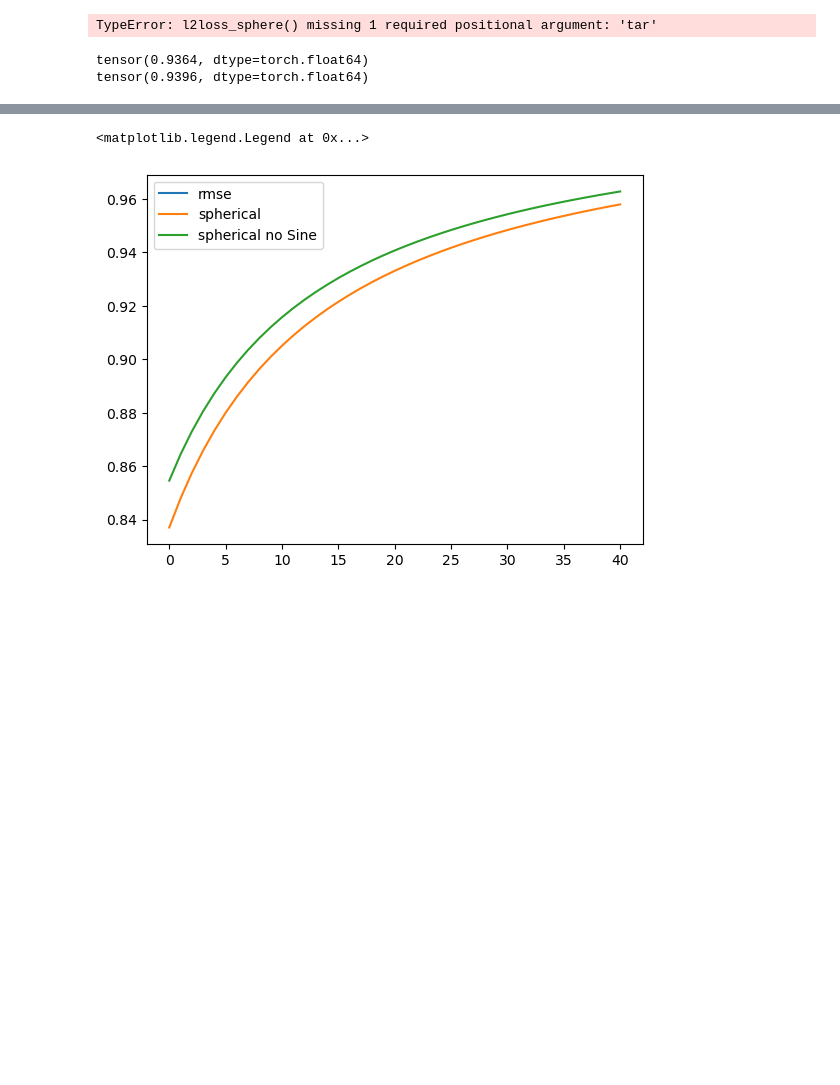
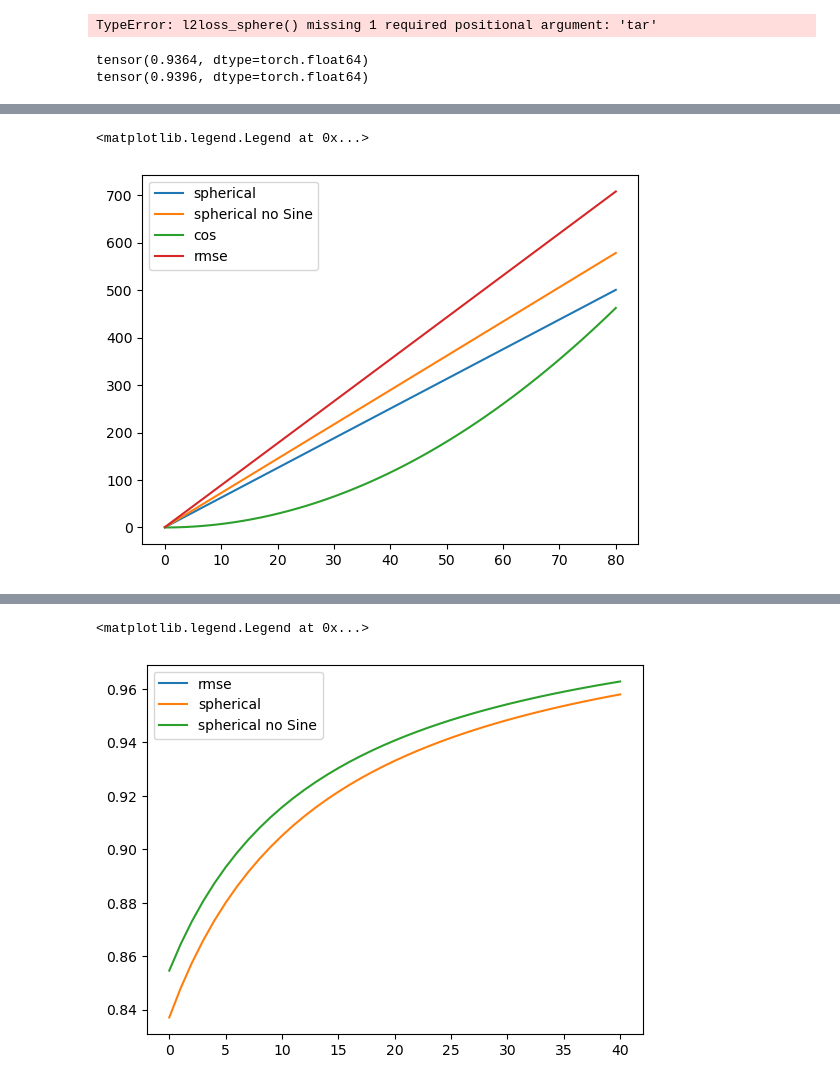
Before and after one commit to Slusny/Modulated-Spherical-Fourier-Neural-Operator, a Jupyter notebook: loss_inspect.ipynb, the cells around one changed output, grey strips where cells are left out. Saved outputs shown, nothing was run; the diff lists cells and outputs as text; code cells hidden in the pictures; blank space fills up the shorter version.

```diff
--- a/loss_inspect.ipynb
+++ b/loss_inspect.ipynb
@@ -108,0 +112,28 @@ plt.legend()
+# %%
+rm = []
+l = []
+ls = []
+c = []
+cs = []
+wSs = []
+x = torch.rand(721,1440)[None][None] + ones
+for i in np.linspace(1,1000,81):
+    rm.append(torch.sqrt(mse(ones+y*i,ones)))
+    l.append(loss(ones+y*i,ones))
+    lossS = loss_noSine(ones+y*i,ones)
+    ls.append(lossS)
+    c.append(cos(ones,ones+y*i))
+
+    # cs.append(cossum(ones,ones*i))
+# %%
+plt.plot(l,label='spherical')
+plt.plot(ls,label='spherical no Sine')
+plt.plot(c,label='cos')
+# plt.plot(cs,label='cos sum')
+plt.plot(rm,label='rmse')
+plt.legend()
+# plt.xlim(0,5)
+# plt.ylim(0,3)
+# %% [output]
+<matplotlib.legend.Legend at 0x...>
+[figure, added]
```
Also changed, not shown: parts of 13 cells of this notebook, 9 other files.
